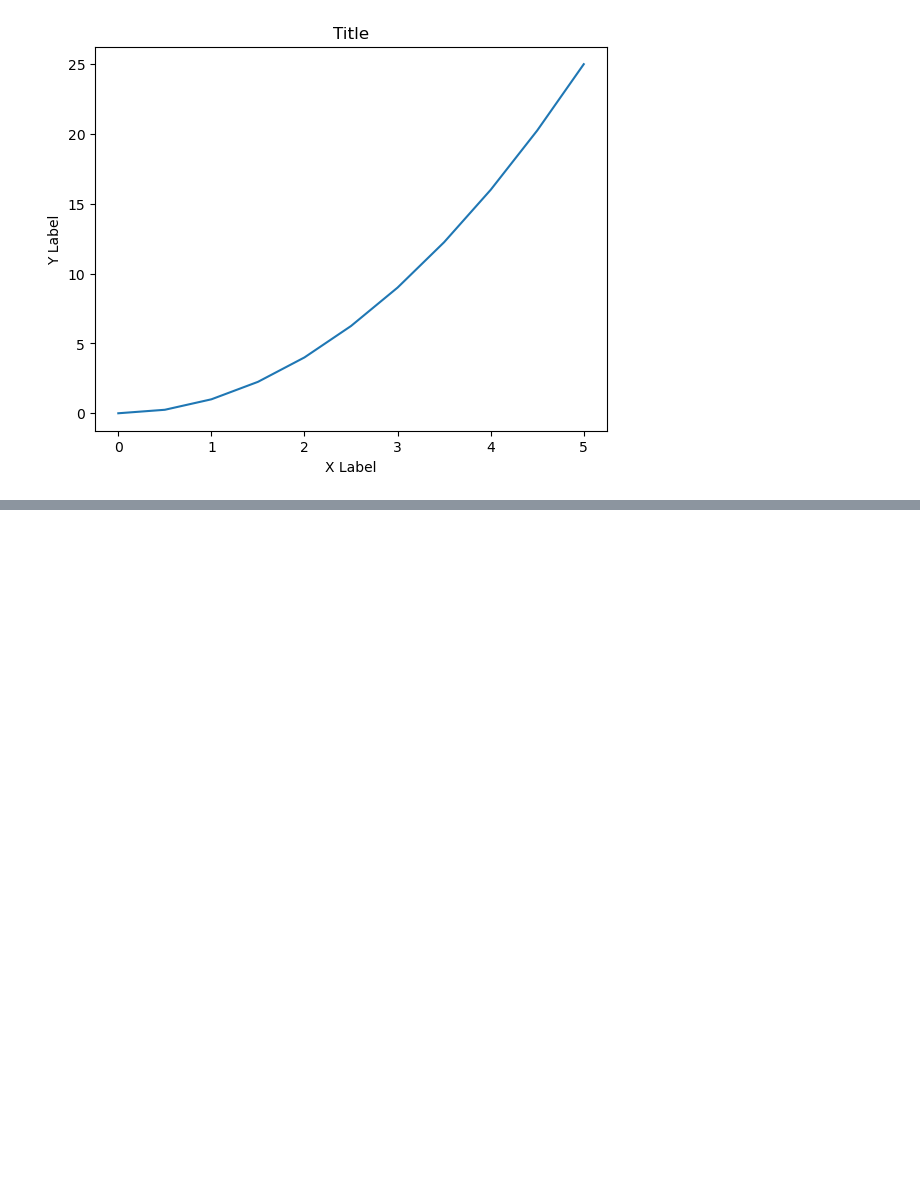
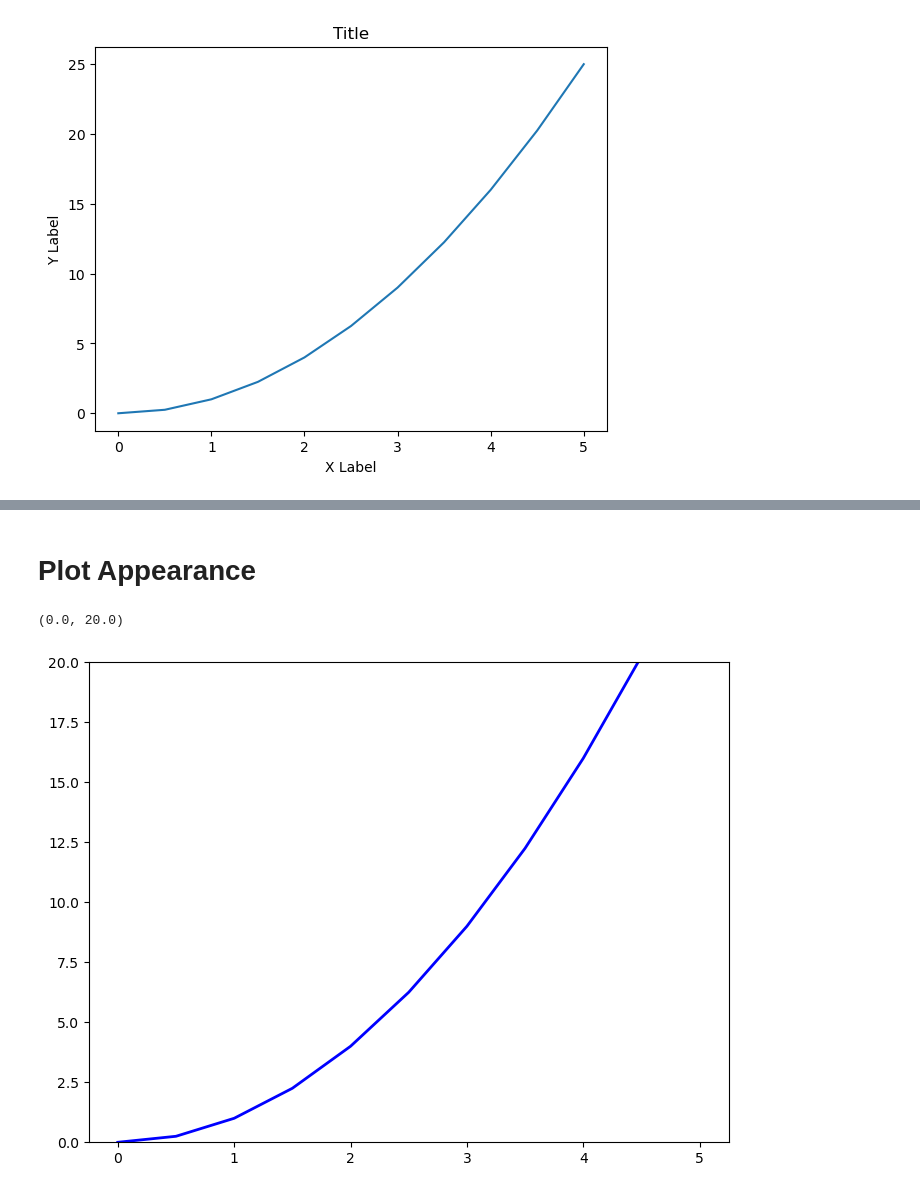
Before and after one commit to dybdeskarphet/learn-data-science, a Jupyter notebook: src/notebooks/04-matplotlib/01-matplotlib-1.ipynb, the cells around one changed output, grey strips where cells are left out. Saved outputs shown, nothing was run; the diff lists cells and outputs as text; code cells hidden in the pictures; blank space fills up the shorter version.

```diff
--- a/src/notebooks/04-matplotlib/01-matplotlib-1.ipynb
+++ b/src/notebooks/04-matplotlib/01-matplotlib-1.ipynb
@@ -52,0 +64,12 @@ Text(0.5, 1.0, 'Small one')
+# %% [markdown]
+# Plot Appearance
+# %%
+fig = plt.figure()
+
+ax = fig.add_axes([0,0,1,1])
+ax.plot(x,y, color='blue', lw=2)
+# ax.set_xlim([0,1])
+ax.set_ylim([0,20])
+# %% [output]
+(0.0, 20.0)
+[figure, added]
```
Also changed, not shown: parts of 5 cells of this notebook, 3 other files.
